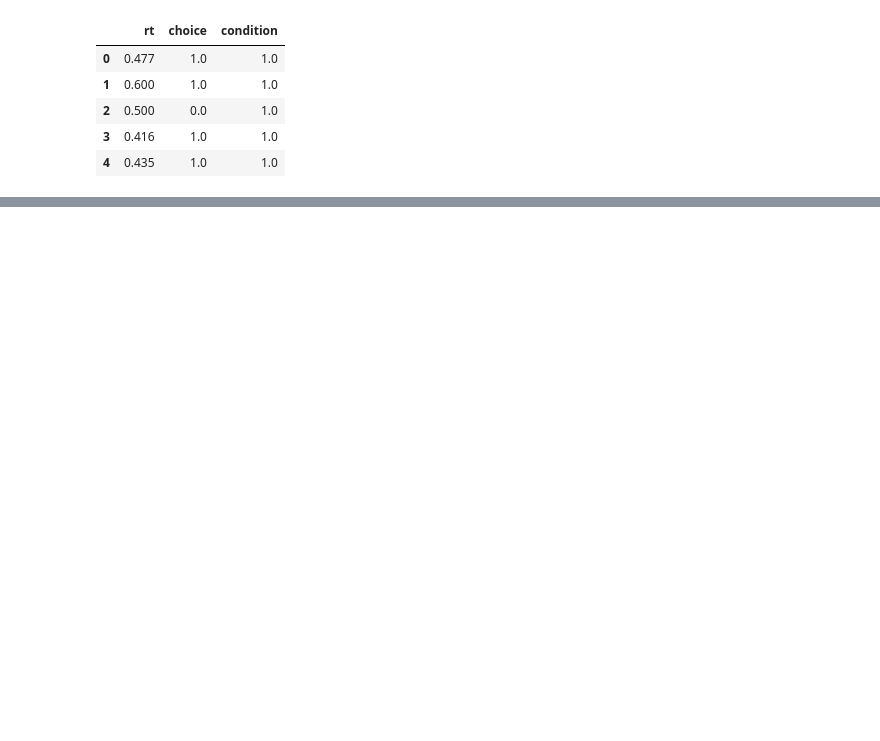
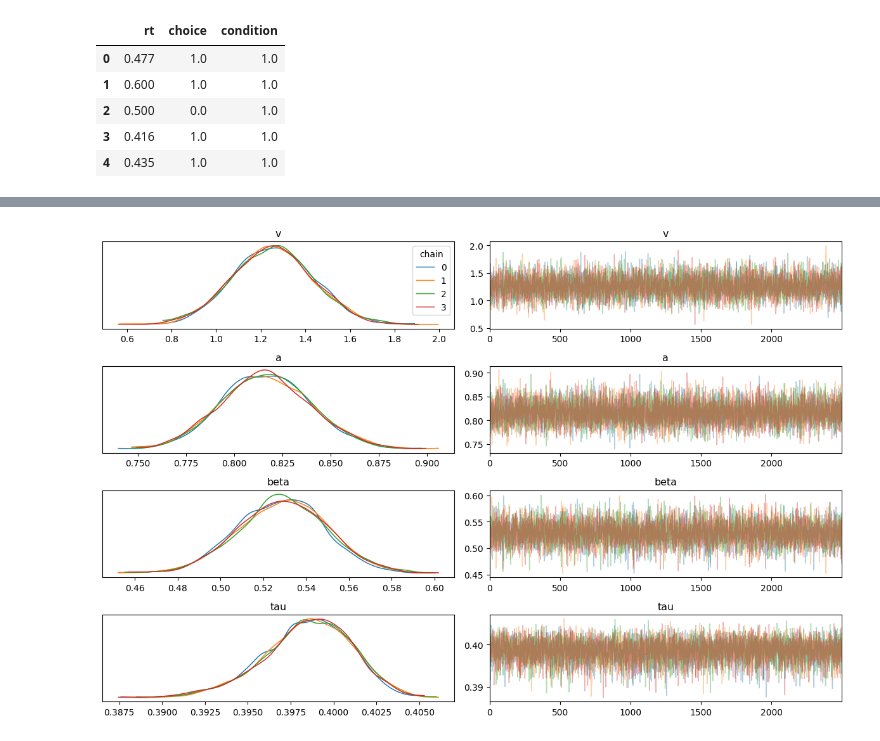
Before and after one commit to jerrymhuang/DreamDrone, a Jupyter notebook: CM02/DDM_Estimation.ipynb, the cells around one changed output, grey strips where cells are left out. Cells and saved outputs as stored; diff of their text form; code cells hidden in the pictures; blank space fills up the shorter version.

```diff
--- a/CM02/DDM_Estimation.ipynb
+++ b/CM02/DDM_Estimation.ipynb
@@ -50,3 +59,22 @@ model {
         }
     }
 }
+# %%
+d = data.copy().to_numpy()
+
+N = d.shape[0]
+y = d[:, 0]
+choice = d[:, 1].astype(int)
+condition = d[:, 2].astype(int)
+
+
+# Prepare data in Stan friendly format
+data_dict = {
+    'N': N,
+    'y': y,
+    'choice': choice,
+    'condition': condition
+}
+
+# Compile model
+model = stan.build(ddm, data=data_dict)
@@ -52,0 +84,3 @@ model {
+# %%
+# Posterior inference using MCMC
+fit = model.sample(num_chains=4, num_warmup=1000, num_samples=2500)
@@ -52,0 +115,6 @@ model {
+# %%
+# Traceplots
+f = az.plot_trace(fit, compact=False, legend=True)
+plt.tight_layout()
+# %% [output]
+[figure, added]
```
Also changed, not shown: parts of 11 cells of this notebook, 3 other files.
